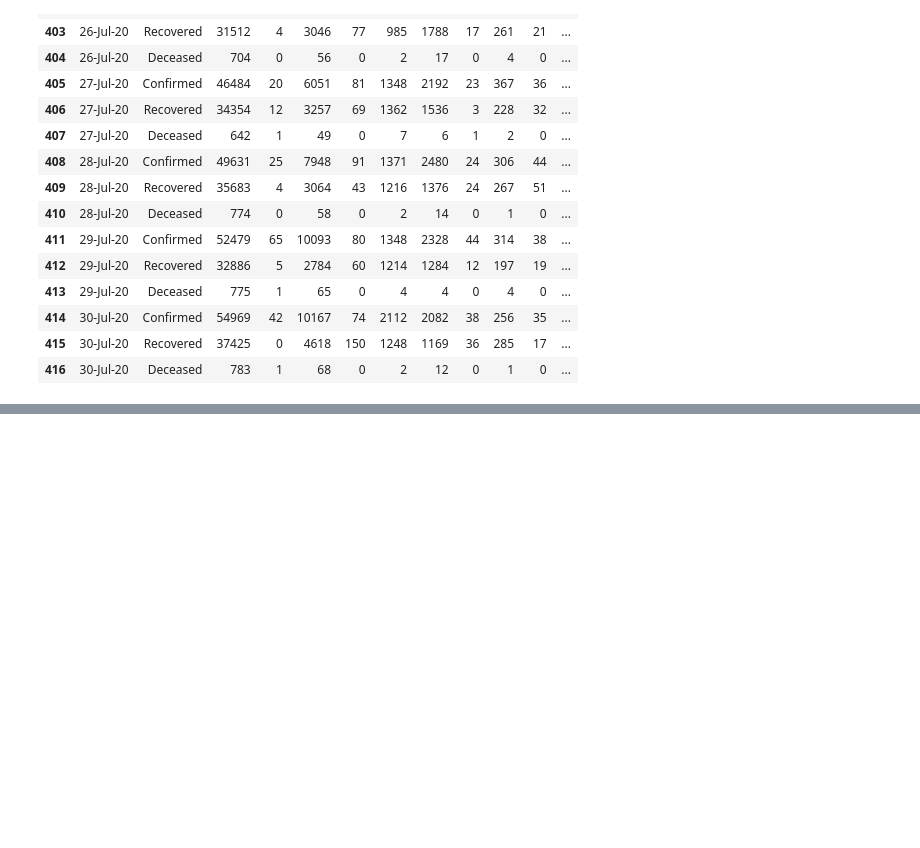
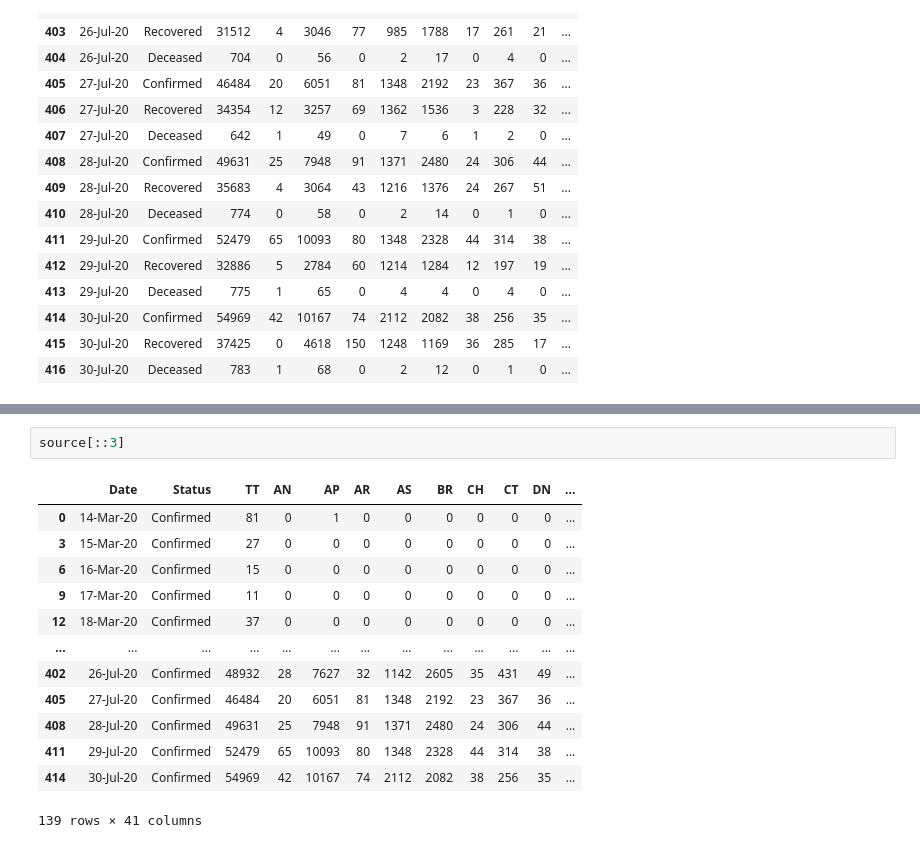
Before and after one commit to Arnabsaha6/Machine-Learning, a Jupyter notebook: Machine_Learning_Hands_on_CoVid_19.ipynb, the cells around one changed output, grey strips where cells are left out. Drawn from its saved outputs; the diff is of its cells as text; blank space fills up the shorter version.

```diff
--- a/Machine_Learning_Hands_on_CoVid_19.ipynb
+++ b/Machine_Learning_Hands_on_CoVid_19.ipynb
@@ -64,0 +79,16 @@ source.tail(15)
+# %%
+source[::3]
+# %% [output]
+|  | Date | Status | TT | AN | AP | AR | AS | BR | CH | CT | DN | ... |
+| 0 | 14-Mar-20 | Confirmed | 81 | 0 | 1 | 0 | 0 | 0 | 0 | 0 | 0 | ... |
+| 3 | 15-Mar-20 | Confirmed | 27 | 0 | 0 | 0 | 0 | 0 | 0 | 0 | 0 | ... |
+| 6 | 16-Mar-20 | Confirmed | 15 | 0 | 0 | 0 | 0 | 0 | 0 | 0 | 0 | ... |
+| 9 | 17-Mar-20 | Confirmed | 11 | 0 | 0 | 0 | 0 | 0 | 0 | 0 | 0 | ... |
+| 12 | 18-Mar-20 | Confirmed | 37 | 0 | 0 | 0 | 0 | 0 | 0 | 0 | 0 | ... |
+| ... | ... | ... | ... | ... | ... | ... | ... | ... | ... | ... | ... | ... |
+| 402 | 26-Jul-20 | Confirmed | 48932 | 28 | 7627 | 32 | 1142 | 2605 | 35 | 431 | 49 | ... |
+| 405 | 27-Jul-20 | Confirmed | 46484 | 20 | 6051 | 81 | 1348 | 2192 | 23 | 367 | 36 | ... |
+| 408 | 28-Jul-20 | Confirmed | 49631 | 25 | 7948 | 91 | 1371 | 2480 | 24 | 306 | 44 | ... |
+| 411 | 29-Jul-20 | Confirmed | 52479 | 65 | 10093 | 80 | 1348 | 2328 | 44 | 314 | 38 | ... |
+| 414 | 30-Jul-20 | Confirmed | 54969 | 42 | 10167 | 74 | 2112 | 2082 | 38 | 256 | 35 | ... |
+139 rows × 41 columns
```
Also changed, not shown: parts of 2 cells of this notebook.
